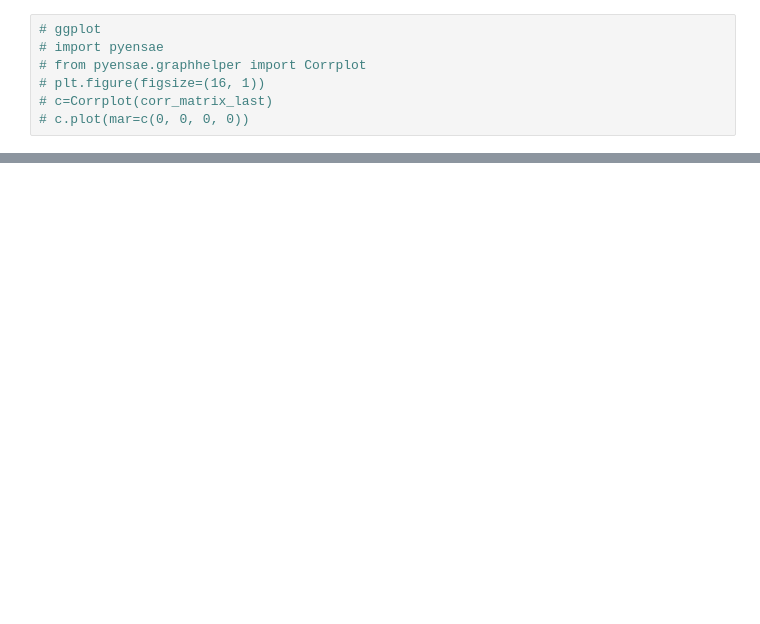
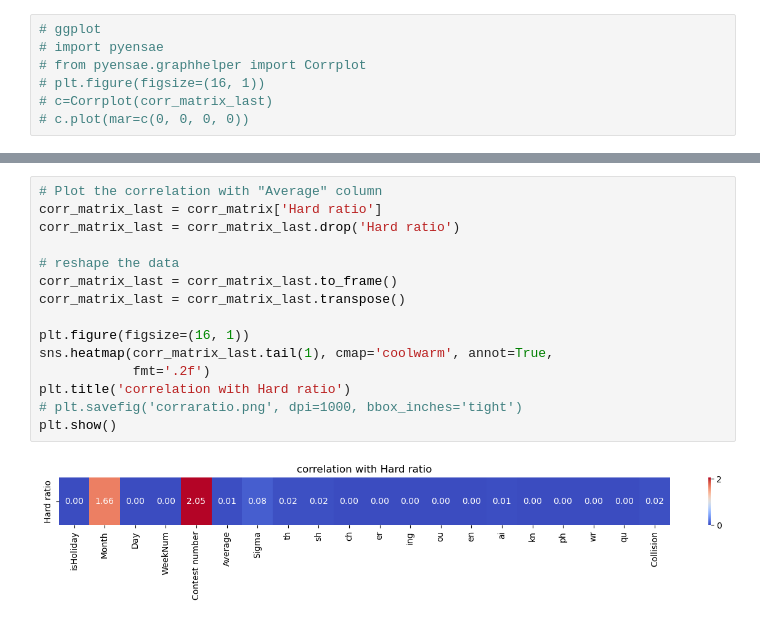
Before and after one commit to t0saki/MCM2023, a Jupyter notebook: corr.ipynb, the cells around one changed output, grey strips where cells are left out. Drawn from its saved outputs; the diff is of its cells as text; blank space fills up the shorter version.

```diff
--- a/corr.ipynb
+++ b/corr.ipynb
@@ -49,0 +96,17 @@ plt.show()
+# %%
+# Plot the correlation with "Average" column
+corr_matrix_last = corr_matrix['Hard ratio']
+corr_matrix_last = corr_matrix_last.drop('Hard ratio')
+
+# reshape the data
+corr_matrix_last = corr_matrix_last.to_frame()
+corr_matrix_last = corr_matrix_last.transpose()
+
+plt.figure(figsize=(16, 1))
+sns.heatmap(corr_matrix_last.tail(1), cmap='coolwarm', annot=True,
+            fmt='.2f')
+plt.title('correlation with Hard ratio')
+# plt.savefig('corraratio.png', dpi=1000, bbox_inches='tight')
+plt.show()
+# %% [output]
+[figure, added]
```
Also changed, not shown: parts of 12 cells of this notebook, 33 other files.
